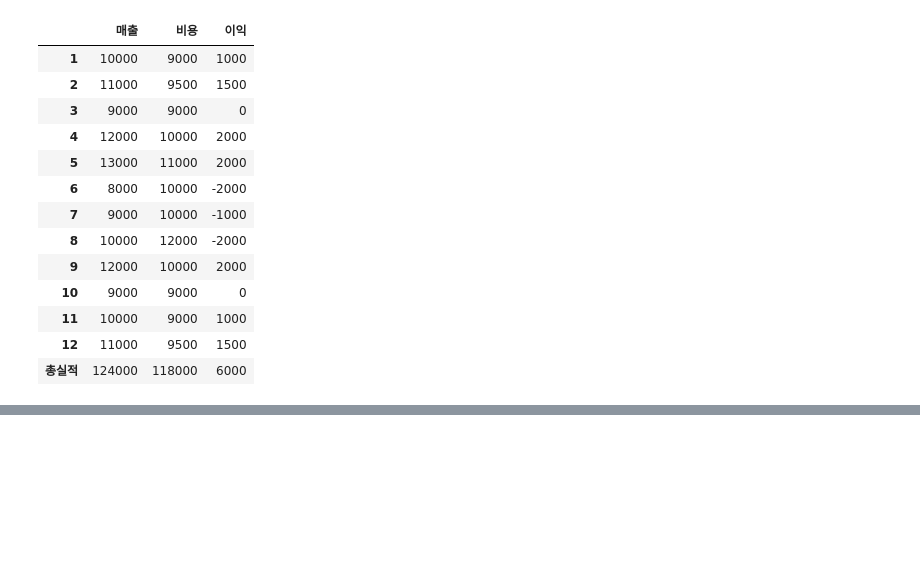
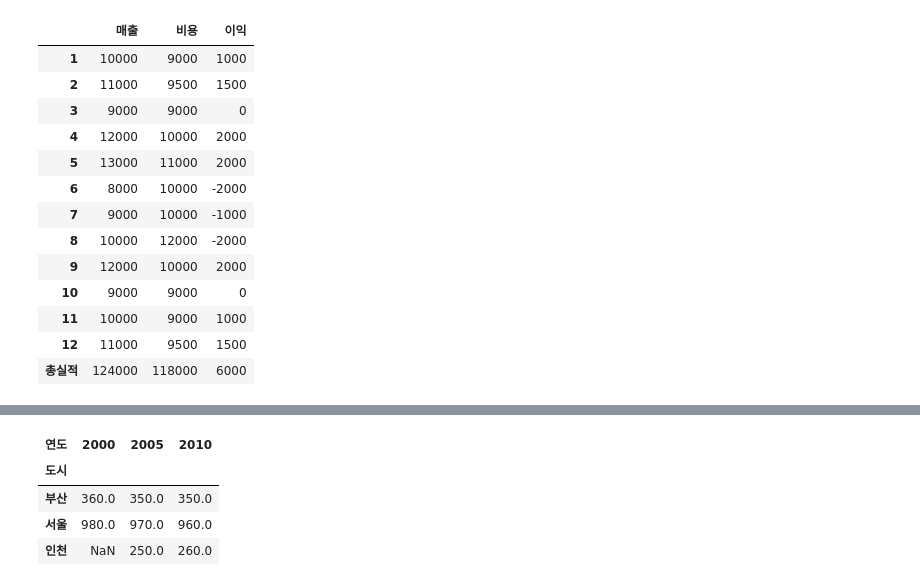
Before and after one commit to ahndb/aws_phyhon_240215, a Jupyter notebook: pandas_data_analysis/0228/a_pandas_data_advanced_controll.ipynb, the cells around one changed output, grey strips where cells are left out. Saved outputs shown, nothing was run; the diff lists cells and outputs as text; code cells hidden in the pictures; blank space fills up the shorter version.

```diff
--- a/pandas_data_analysis/0228/a_pandas_data_advanced_controll.ipynb
+++ b/pandas_data_analysis/0228/a_pandas_data_advanced_controll.ipynb
@@ -394,0 +422,8 @@ practice_df3
+# %%
+df1.pivot(index='도시', columns='연도', values='인구') # values 값 여러개 지정가능(list 형식으로)
+# %% [output]
+| 연도 | 2000 | 2005 | 2010 |
+| 도시 |  |  |  |
+| 부산 | 360.0 | 350.0 | 350.0 |
+| 서울 | 980.0 | 970.0 | 960.0 |
+| 인천 | NaN | 250.0 | 260.0 |
```
Also changed, not shown: parts of 6 cells of this notebook.
